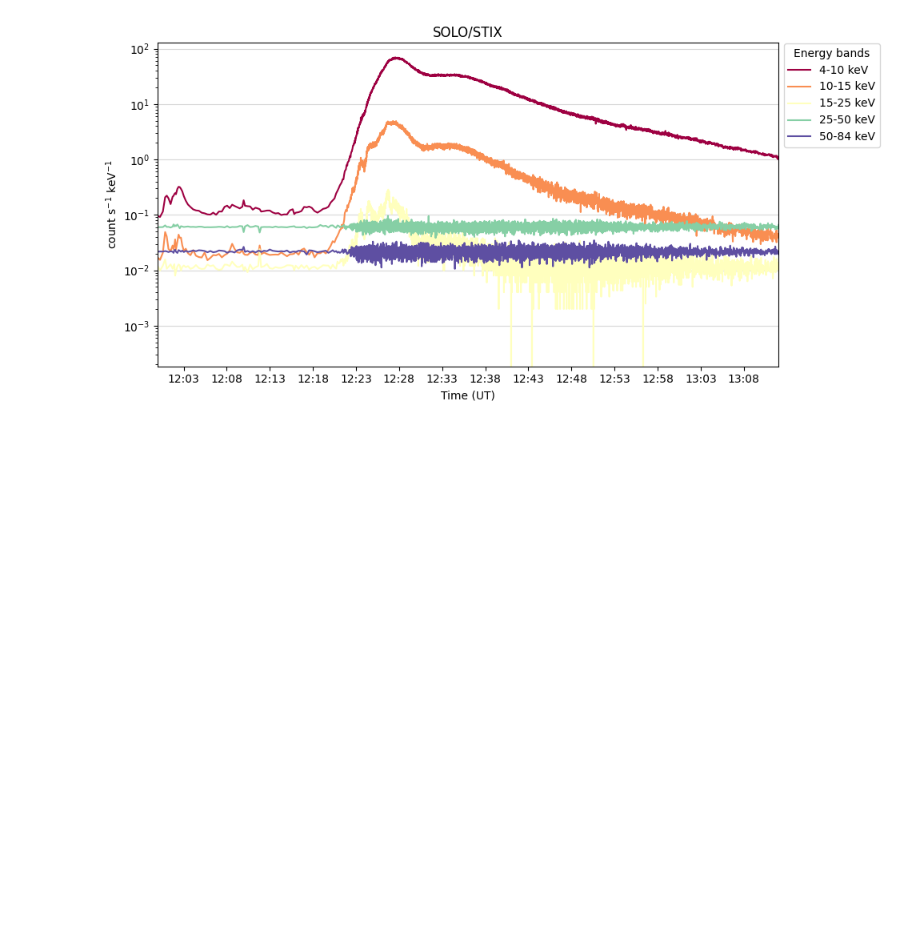
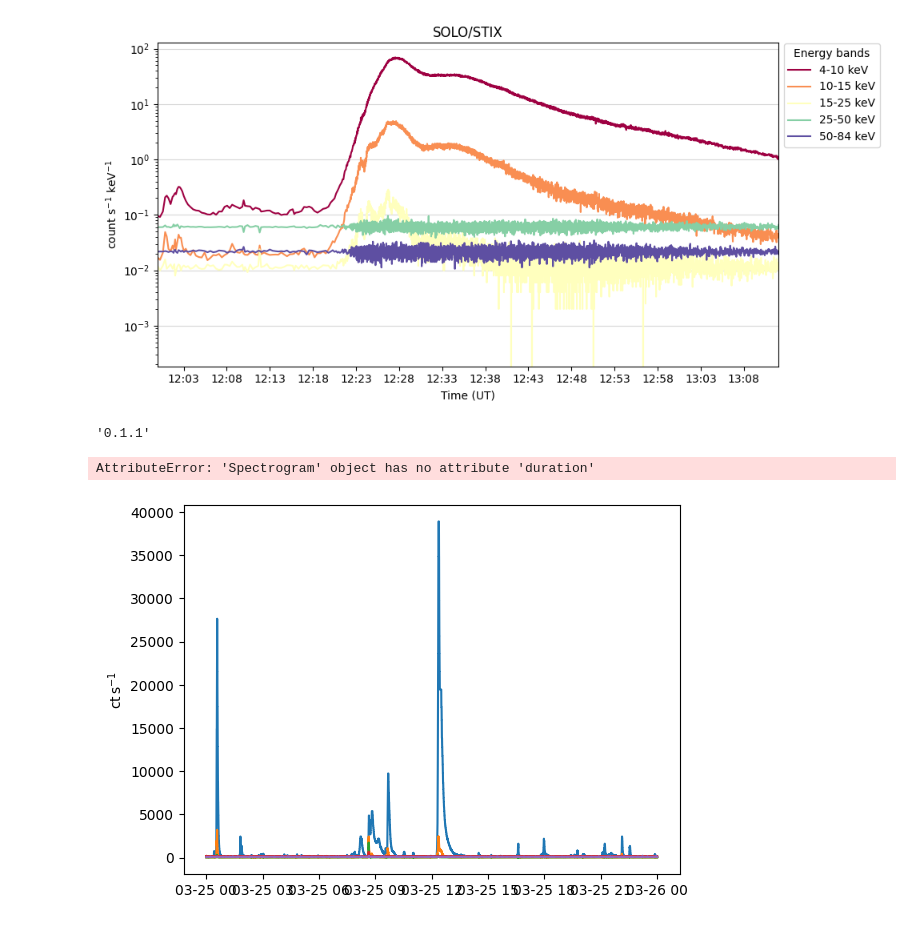
Before and after one commit to MohamedNedal/nenufar_work, a Jupyter notebook: plot_stix.ipynb, the cells around one changed output. Saved outputs shown, nothing was run; the diff lists cells and outputs as text; code cells hidden in the pictures; blank space fills up the shorter version.

Commit message:
trying to fix stix sci data

```diff
--- a/plot_stix.ipynb
+++ b/plot_stix.ipynb
@@ -201,3 +200,30 @@ fig.tight_layout()
 plt.show()
 # %% [output]
 [figure]
+# %%
+import stixpy
+
+stixpy.__version__
+# %% [output]
+'0.1.1'
+# %%
+start_time = '2025-03-25 10:44:59.94'
+end_time   = '2025-03-25 10:48:59.94'
+
+sci_query = Fido.search(a.Time(start_time, end_time),
+                        a.Instrument.stix, a.stix.DataType.sci)
+sci_files = Fido.fetch(sci_query)
+dyspec = Product(sci_files[0])
+
+ql_lc_query = Fido.search(a.Time(start_time, end_time),
+                          a.Instrument.stix, a.stix.DataProduct.ql_lightcurve)
+ql_lc_files = Fido.fetch(ql_lc_query)
+ql_lc = Product(ql_lc_files[0])
+
+plt.plot(ql_lc.data['time'].datetime, ql_lc.data['counts']/ql_lc.data['timedel'].reshape(-1, 1).to('s'))
+plt.plot(dyspec.times.datetime, np.array([dyspec.data['counts'][...,lo:hi].sum(axis=(1))/dyspec.duration.to('s')
+                                          for lo, hi in [[1,6], [7,11], [12,16], [17,22], [23,27]]]).T)
+plt.semilogy()
+# %% [output]
+AttributeError: 'Spectrogram' object has no attribute 'duration'
+[figure, added]
```
Also changed, not shown: parts of 2 cells of this notebook.
